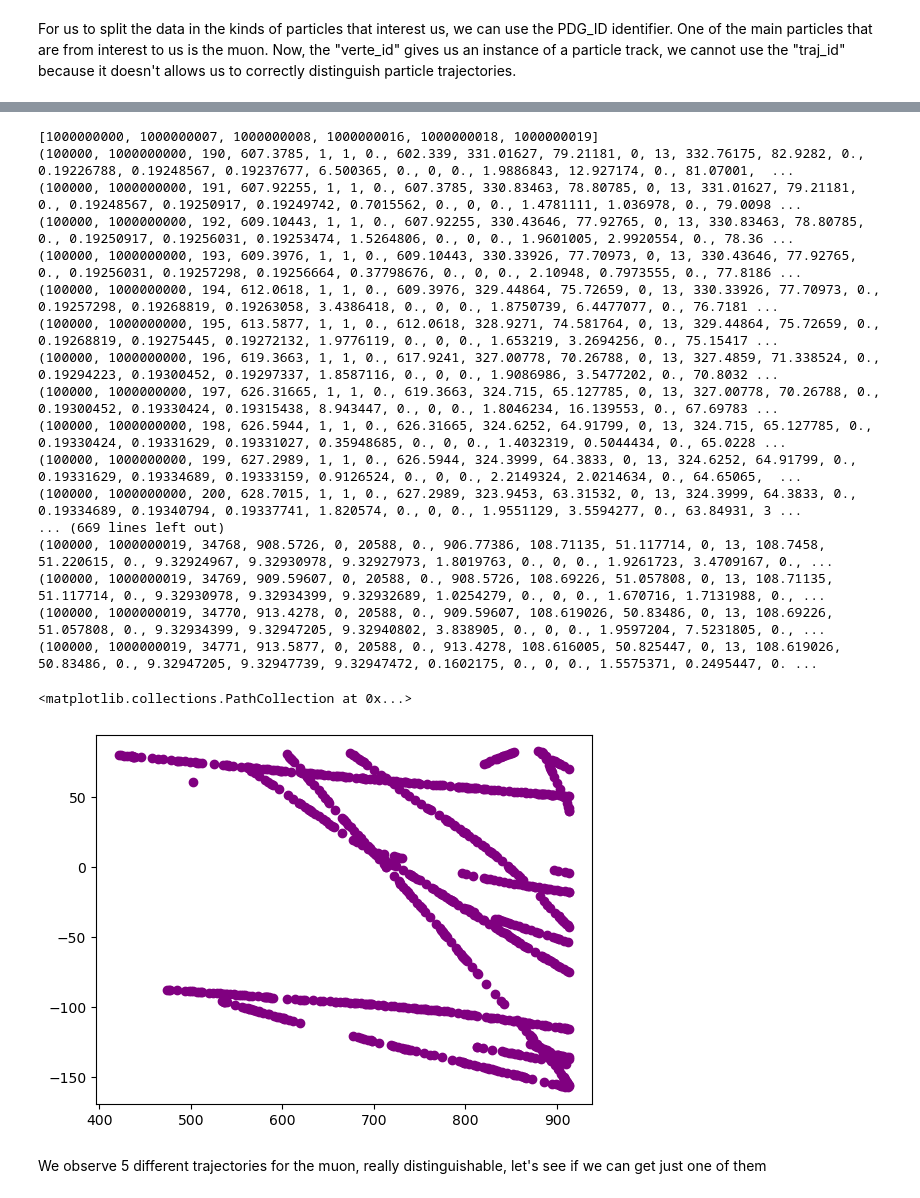
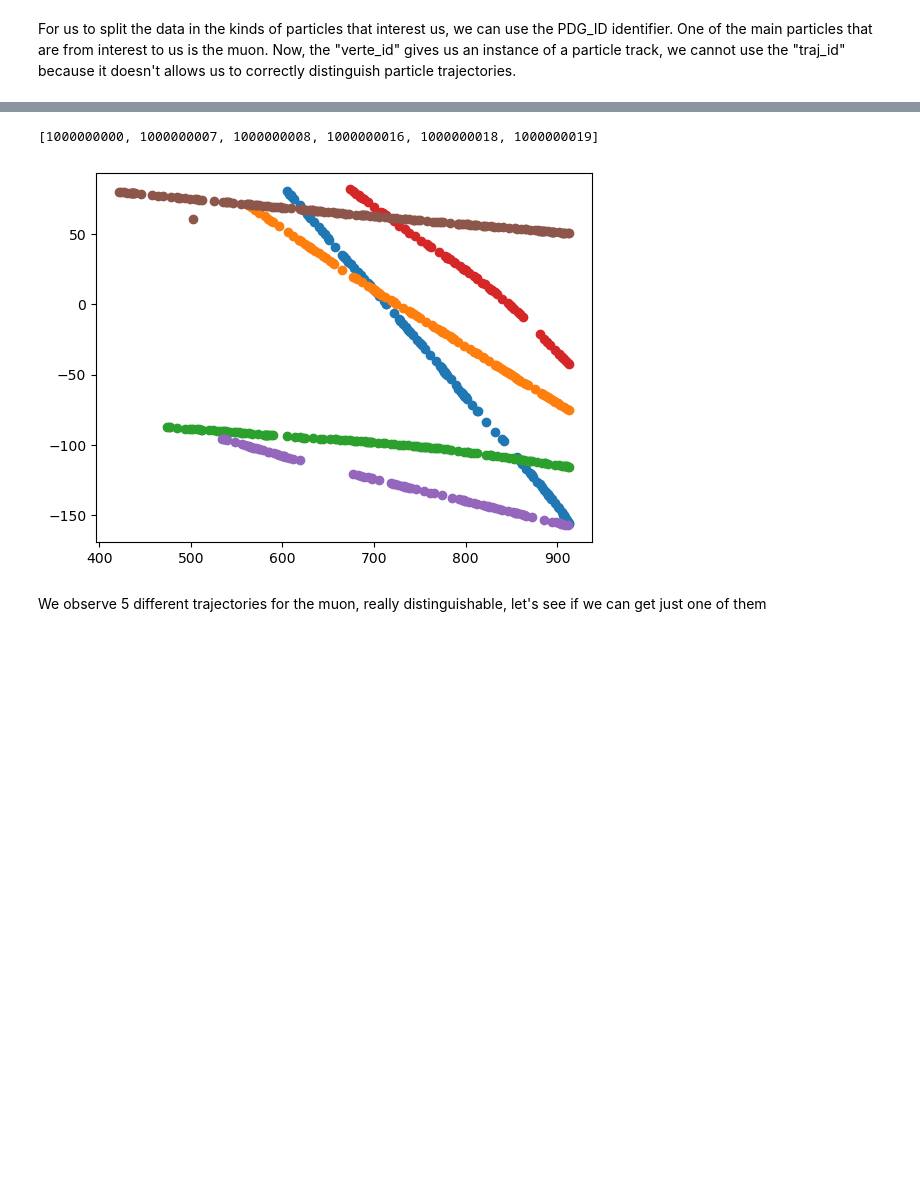
Before and after one commit to EnriqueCecena/neutrino-electron, a Jupyter notebook: SimDisplaySegments.ipynb, the cells around one changed output, grey strips where cells are left out. Cells and saved outputs as stored; diff of their text form; code cells hidden in the pictures; blank space fills up the shorter version.

Commit message:
Trajectories Splitted

```diff
--- a/SimDisplaySegments.ipynb
+++ b/SimDisplaySegments.ipynb
@@ -21,7 +21,7 @@ import h5py
 import numpy as np
 
 #Let's import the file:
-sim_file='/home/enrique/Documents/WorkStuff/Work1/MicroProdN1p2_NDLAr_1E18_RHC.convert2h5.nu.0000100.EDEPSIM.hdf5'
+sim_file='C:/Users/enriq/Documents/MicroProdN1p2_NDLAr_1E18_RHC.convert2h5.nu.0000100.EDEPSIM.hdf5'
 sim_h5= h5py.File(sim_file,'r')
 #And observe the file contents.
 print('\n----------------- File content -----------------')
@@ -170,48 +170,37 @@ array([(100000, 1000000000,   190, 607.3785 ,   1,     1, 0., 602.339  ,  3.3101
 # %%
 #Let's plot all the different trajectories that have more than 50 instance of hits.
 i=0
 inds=[]
 funique=[]
 for amount in counts:
     if amount> 50:
         #This should give us the list of the indexes that have more than 50 data points.
         inds.append(i)
         funique.append(unique_muon[i])
     i+=1
 
 #Positions of the muon
 # muonsegm['vertex_id'] in funique
 print(funique)
 dtype=muonsegm.dtype
-for points in muonsegm:
-    if points['vertex_id'] in funique:
-        print(points)
+#for points in muonsegm:
+ #   if points['vertex_id'] in funique:
 
-xm=muonsegm['x']
-ym=muonsegm['y']
-zm=muonsegm['z']
 fig, axes = plt.subplots()
-axes.scatter(zm,ym,c='purple')
+#Let's try something else
+for vertex in funique:
+    onemuon=muonsegm[muonsegm['vertex_id']==vertex]
+#This creates the array for just those values that we are interest in. In this for loop we can plot the different trajectories
+# and also see if we can do a dEdx histogram for each particle.
+
+    xm=onemuon['x']
+    ym=onemuon['y']
+    zm=onemuon['z']
+
+    axes.scatter(zm,ym)
 # %% [output]
 [1000000000, 1000000007, 1000000008, 1000000016, 1000000018, 1000000019]
-(100000, 1000000000, 190, 607.3785, 1, 1, 0., 602.339, 331.01627, 79.21181, 0, 13, 332.76175, 82.9282, 0., 0.19226788, 0.19248567, 0.19237677, 6.500365, 0., 0, 0., 1.9886843, 12.927174, 0., 81.07001,  ...
-(100000, 1000000000, 191, 607.92255, 1, 1, 0., 607.3785, 330.83463, 78.80785, 0, 13, 331.01627, 79.21181, 0., 0.19248567, 0.19250917, 0.19249742, 0.7015562, 0., 0, 0., 1.4781111, 1.036978, 0., 79.0098 ...
-(100000, 1000000000, 192, 609.10443, 1, 1, 0., 607.92255, 330.43646, 77.92765, 0, 13, 330.83463, 78.80785, 0., 0.19250917, 0.19256031, 0.19253474, 1.5264806, 0., 0, 0., 1.9601005, 2.9920554, 0., 78.36 ...
-(100000, 1000000000, 193, 609.3976, 1, 1, 0., 609.10443, 330.33926, 77.70973, 0, 13, 330.43646, 77.92765, 0., 0.19256031, 0.19257298, 0.19256664, 0.37798676, 0., 0, 0., 2.10948, 0.7973555, 0., 77.8186 ...
-(100000, 1000000000, 194, 612.0618, 1, 1, 0., 609.3976, 329.44864, 75.72659, 0, 13, 330.33926, 77.70973, 0., 0.19257298, 0.19268819, 0.19263058, 3.4386418, 0., 0, 0., 1.8750739, 6.4477077, 0., 76.7181 ...
-(100000, 1000000000, 195, 613.5877, 1, 1, 0., 612.0618, 328.9271, 74.581764, 0, 13, 329.44864, 75.72659, 0., 0.19268819, 0.19275445, 0.19272132, 1.9776119, 0., 0, 0., 1.653219, 3.2694256, 0., 75.15417 ...
-(100000, 1000000000, 196, 619.3663, 1, 1, 0., 617.9241, 327.00778, 70.26788, 0, 13, 327.4859, 71.338524, 0., 0.19294223, 0.19300452, 0.19297337, 1.8587116, 0., 0, 0., 1.9086986, 3.5477202, 0., 70.8032 ...
-(100000, 1000000000, 197, 626.31665, 1, 1, 0., 619.3663, 324.715, 65.127785, 0, 13, 327.00778, 70.26788, 0., 0.19300452, 0.19330424, 0.19315438, 8.943447, 0., 0, 0., 1.8046234, 16.139553, 0., 67.69783 ...
-(100000, 1000000000, 198, 626.5944, 1, 1, 0., 626.31665, 324.6252, 64.91799, 0, 13, 324.715, 65.127785, 0., 0.19330424, 0.19331629, 0.19331027, 0.35948685, 0., 0, 0., 1.4032319, 0.5044434, 0., 65.0228 ...
-(100000, 1000000000, 199, 627.2989, 1, 1, 0., 626.5944, 324.3999, 64.3833, 0, 13, 324.6252, 64.91799, 0., 0.19331629, 0.19334689, 0.19333159, 0.9126524, 0., 0, 0., 2.2149324, 2.0214634, 0., 64.65065,  ...
-(100000, 1000000000, 200, 628.7015, 1, 1, 0., 627.2989, 323.9453, 63.31532, 0, 13, 324.3999, 64.3833, 0., 0.19334689, 0.19340794, 0.19337741, 1.820574, 0., 0, 0., 1.9551129, 3.5594277, 0., 63.84931, 3 ...
-... (669 lines left out)
-(100000, 1000000019, 34768, 908.5726, 0, 20588, 0., 906.77386, 108.71135, 51.117714, 0, 13, 108.7458, 51.220615, 0., 9.32924967, 9.32930978, 9.32927973, 1.8019763, 0., 0, 0., 1.9261723, 3.4709167, 0., ...
-(100000, 1000000019, 34769, 909.59607, 0, 20588, 0., 908.5726, 108.69226, 51.057808, 0, 13, 108.71135, 51.117714, 0., 9.32930978, 9.32934399, 9.32932689, 1.0254279, 0., 0, 0., 1.670716, 1.7131988, 0., ...
-(100000, 1000000019, 34770, 913.4278, 0, 20588, 0., 909.59607, 108.619026, 50.83486, 0, 13, 108.69226, 51.057808, 0., 9.32934399, 9.32947205, 9.32940802, 3.838905, 0., 0, 0., 1.9597204, 7.5231805, 0., ...
-(100000, 1000000019, 34771, 913.5877, 0, 20588, 0., 913.4278, 108.616005, 50.825447, 0, 13, 108.619026, 50.83486, 0., 9.32947205, 9.32947739, 9.32947472, 0.1602175, 0., 0, 0., 1.5575371, 0.2495447, 0. ...
-<matplotlib.collections.PathCollection at 0x...>
-[figure, old version]
+[figure, new version]
 # %% [markdown]
 We observe 5 different trajectories for the muon, really distinguishable, let's see if we can get just one of them
 # %%
```
Also changed, not shown: parts of 1 cell of this notebook.
